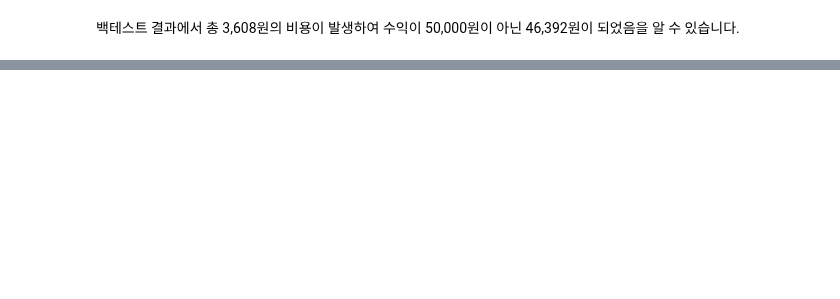
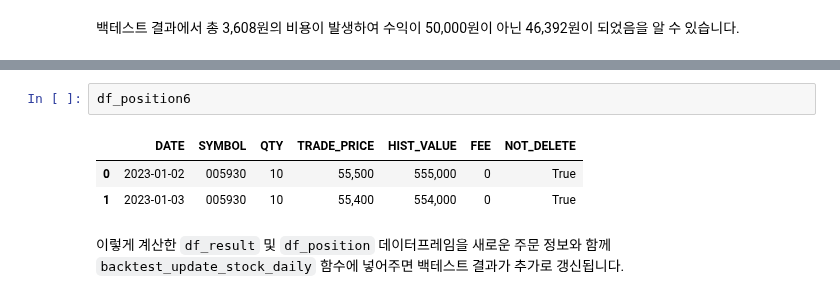
Before and after one commit to koscom/kquant, a Jupyter notebook: docs/tutorials/tutorial04.ipynb, the cells around one changed output, grey strips where cells are left out. Drawn from its saved outputs; the diff is of its cells as text; blank space fills up the shorter version.

```diff
--- a/docs/tutorials/tutorial04.ipynb
+++ b/docs/tutorials/tutorial04.ipynb
@@ -341,0 +442,8 @@ dtype: object
+# %%
+df_position6
+# %% [output]
+|  | DATE | SYMBOL | QTY | TRADE_PRICE | HIST_VALUE | FEE | NOT_DELETE |
+| 0 | 2023-01-02 | 005930 | 10 | 55,500 | 555,000 | 0 | True |
+| 1 | 2023-01-03 | 005930 | 10 | 55,400 | 554,000 | 0 | True |
+# %% [markdown]
+이렇게 계산한 `df_result` 및 `df_position` 데이터프레임을 새로운 주문 정보와 함께 `backtest_update_stock_daily` 함수에 넣어주면 백테스트 결과가 추가로 갱신됩니다.
```
Also changed, not shown: parts of 32 cells of this notebook.
